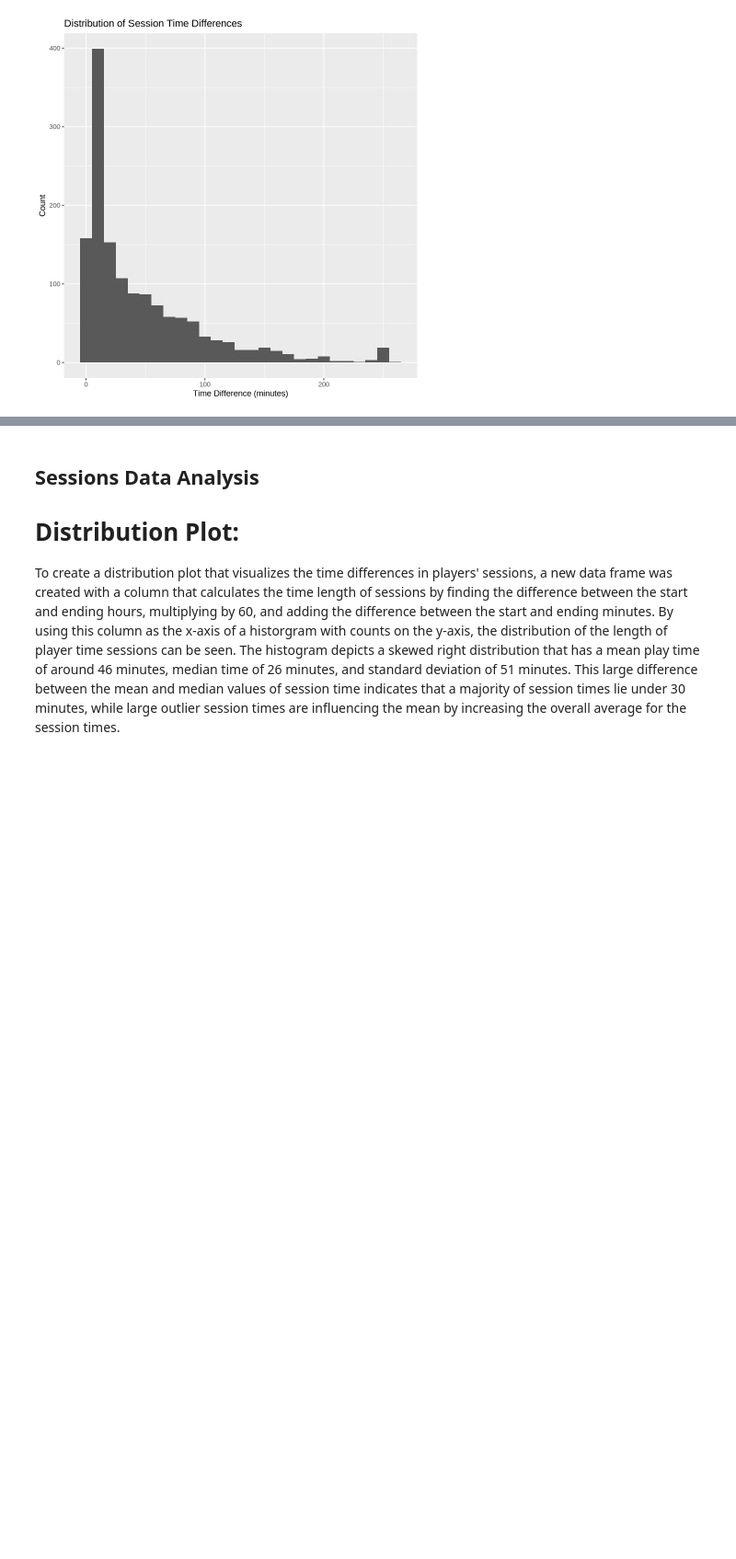
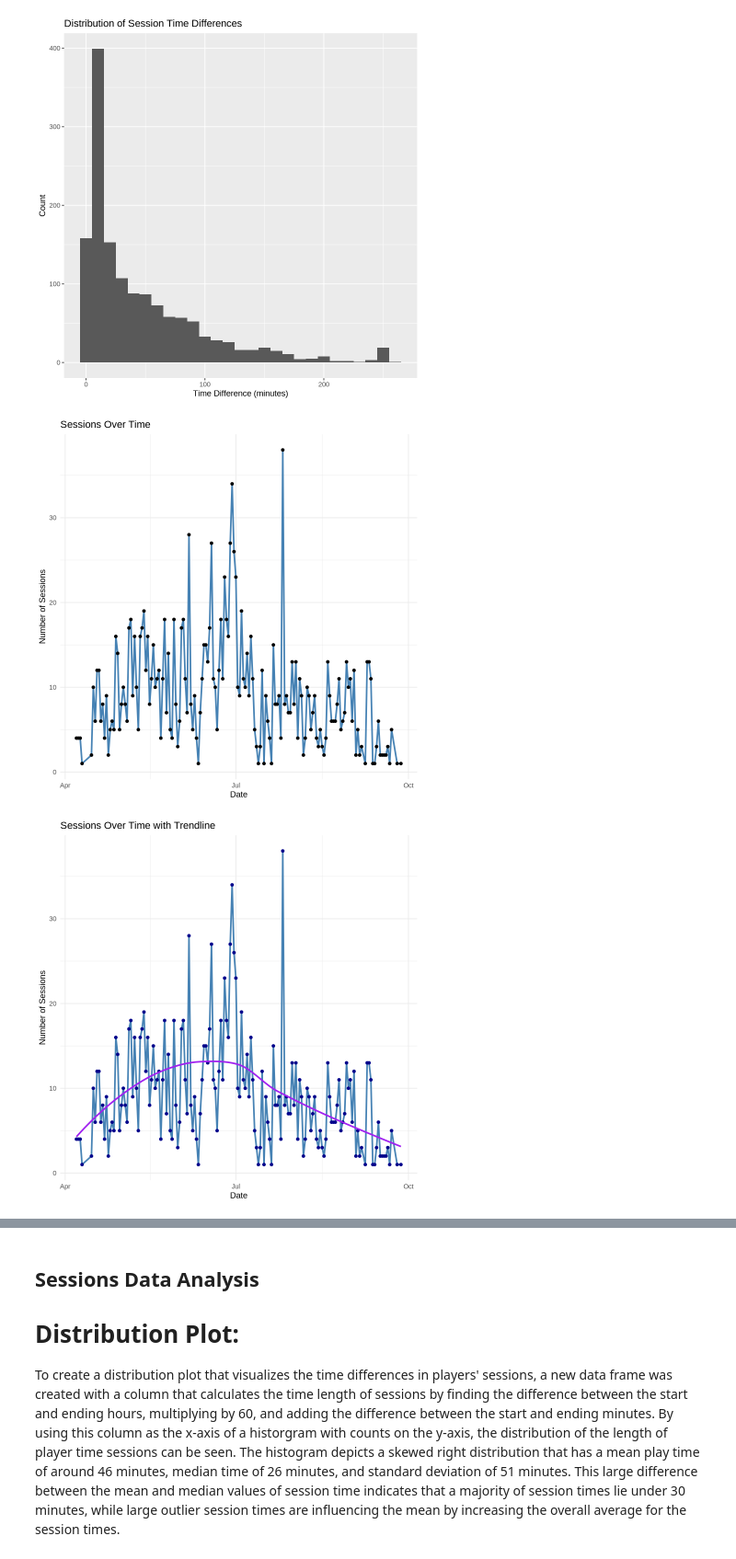
Before and after one commit to Bumblet3a/DSCi-Final, a Jupyter notebook: Project group.ipynb, the cells around one changed output, grey strips where cells are left out. Shown at 92% size. Saved outputs shown, nothing was run; the diff lists cells and outputs as text; code cells hidden in the pictures; blank space fills up the shorter version.

Commit message:
added some graphs and paragraphs

```diff
--- a/Project group.ipynb
+++ b/Project group.ipynb
@@ -303,3 +333,41 @@ A tibble: 1 × 3
 | <dbl> | <dbl> | <dbl> |
 | 46.85982 | 26 | 51.73255 |
 [figure]
+# %%
+sessions_over_time <- sessions_data |>
+  mutate(
+    start = lubridate::dmy_hms(start_time),
+    date = as.Date(start)
+  ) |>
+  group_by(date) |>
+  summarise(session_count = n()) |>
+  arrange(date)
+
+#Mariam: sessions over time to help show peak months of game play
+#We can say how theres more sessions around summer months with dips around autumn
+#we can tie that in with ages and say being out of school during summer break can cause an increase in play time
+ggplot(sessions_over_time, aes(x = date, y = session_count)) +
+  geom_line(color = "steelblue", linewidth = 1) +
+  geom_point(color = "black", size = 1.5) +
+  labs(
+    title = "Sessions Over Time",
+    x = "Date",
+    y = "Number of Sessions"
+  ) +
+  theme_minimal()
+
+ # adding a smoothing trendline to maybe make it more clear maybe?
+
+ggplot(sessions_over_time, aes(x = date, y = session_count)) +
+  geom_line(color = "steelblue", linewidth = 1) +
+  geom_point(color = "darkblue", size = 1.5) +
+  geom_smooth(method = "loess", formula = y ~ x, se = FALSE, color = "purple", linewidth = 1) +
+  labs(
+    title = "Sessions Over Time with Trendline",
+    x = "Date",
+    y = "Number of Sessions"
+  ) +
+  theme_minimal()
+# %% [output]
+[figure, added]
+[figure, added]
```
Also changed, not shown: parts of 13 cells of this notebook, 2 other files.
